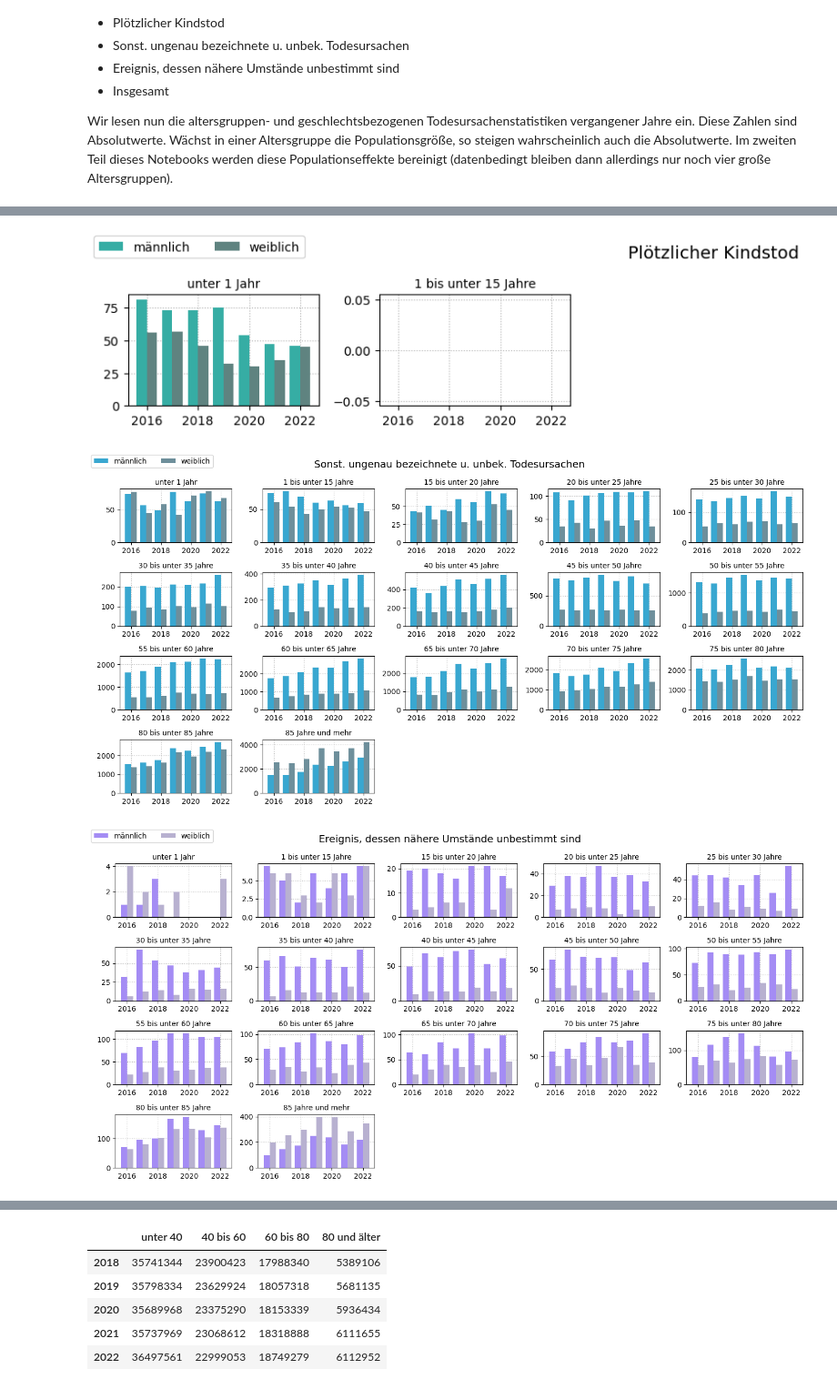
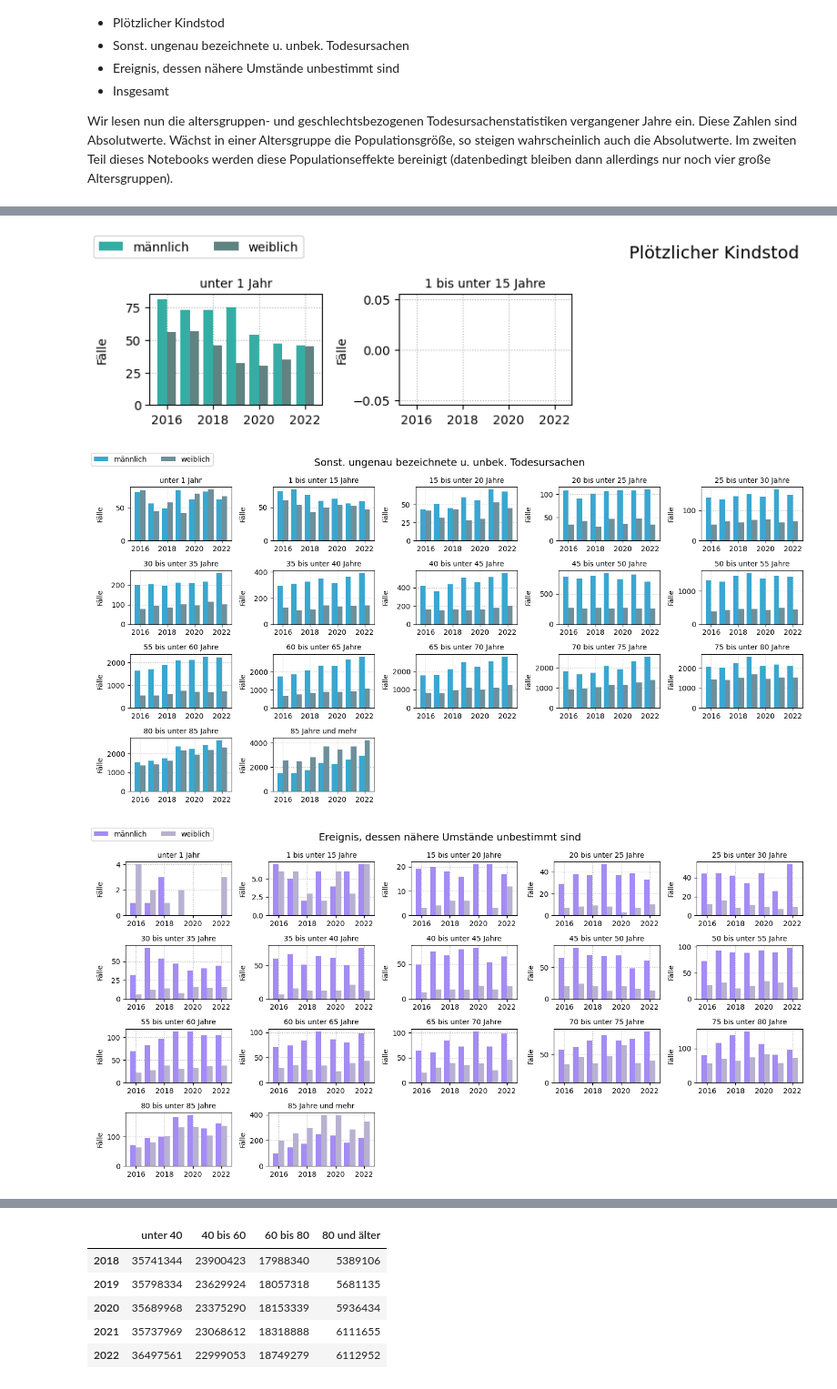
Before and after one commit to ghcv99/todesursachen, a Jupyter notebook: todesursachen.ipynb, the cells around one changed output, grey strips where cells are left out. Shown at 91% size. Saved outputs shown, nothing was run; the diff lists cells and outputs as text; code cells hidden in the pictures.

```diff
--- a/todesursachen.ipynb
+++ b/todesursachen.ipynb
@@ -99,11 +99,13 @@ for cause in range(count):
         ax.set_title(df_cause_w.columns[j])
         bar1 = ax.bar(df_cause_m.index.values-0.2, df_cause_m.iloc[:,j].values, color=colors_m[cause], width=0.4)
         bar2 = ax.bar(df_cause_w.index.values+0.2, df_cause_w.iloc[:,j].values, color=colors_w[cause], width=0.4)
+        ax.set_ylabel('Fälle')
         ax.grid(ls=':')
         ax.set_axisbelow(True)
     fig.legend([bar1, bar2], ['männlich', 'weiblich'], loc='upper left', ncol=2)
     fig.suptitle(dfw.index[cause+1])
     fig.tight_layout()
     fig.subplots_adjust(top=0.9)
+    fig.align_ylabels()
     plt.show()
 # %% [output]
@@ -114,3 +116,3 @@ for cause in range(count):
-[figure, old version]
+[figure, new version]
-[figure, old version]
+[figure, new version]
-[figure, old version]
+[figure, new version]
```
Also changed, not shown: parts of 5 cells of this notebook, 3 other files.
